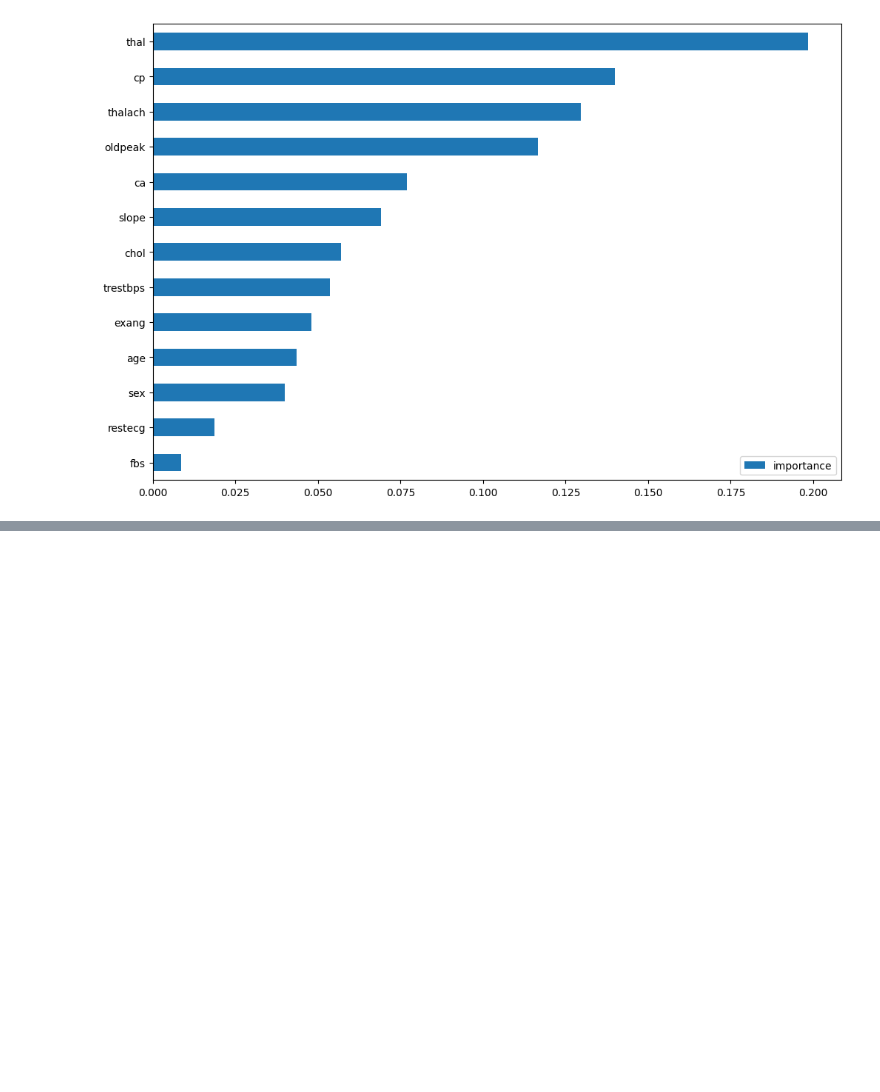
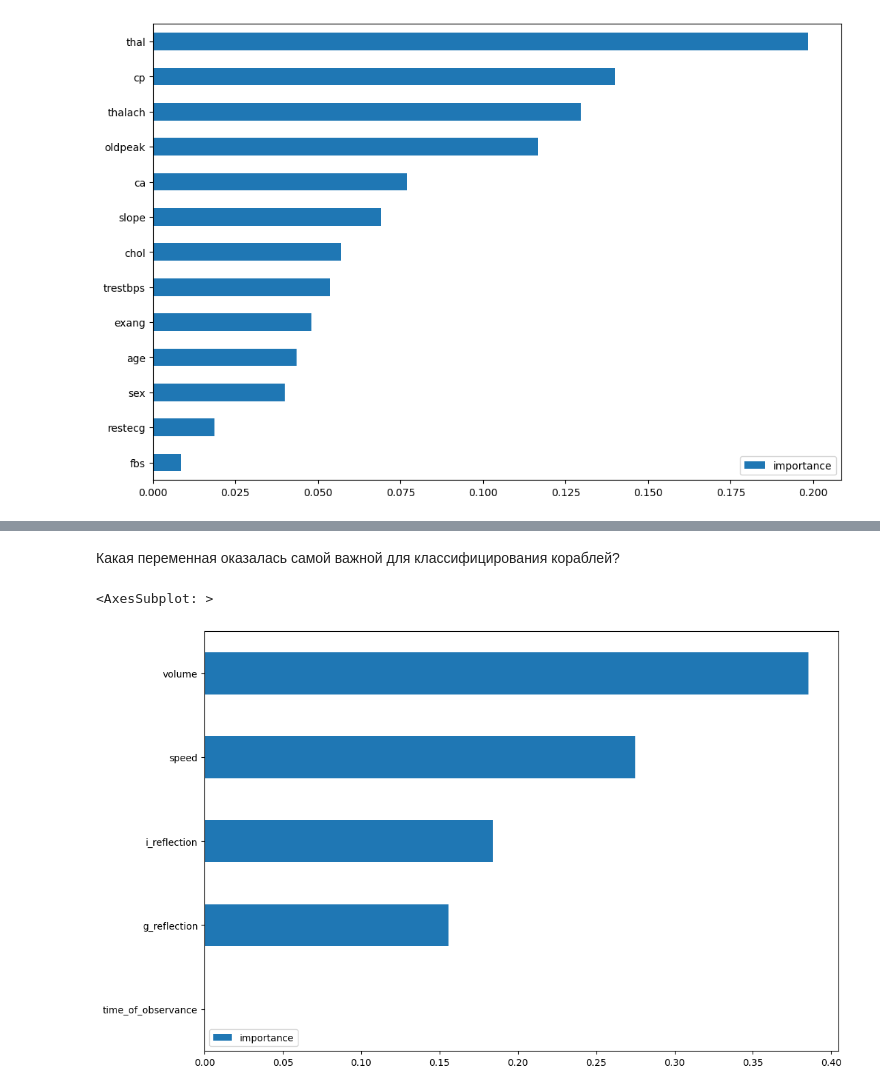
Before and after one commit to MakVit1988/Data_Science_and_ML_, a Jupyter notebook: 3_Random forest, neural nets, final.ipynb, the cells around one changed output, grey strips where cells are left out. Drawn from its saved outputs; the diff is of its cells as text; code cells hidden in the pictures; blank space fills up the shorter version.

```diff
--- a/3_Random forest, neural nets, final.ipynb
+++ b/3_Random forest, neural nets, final.ipynb
@@ -222,0 +484,2 @@ imp.sort_values('importance').plot(kind='barh', figsize=(12, 8))
+# %%
+best_clf_invasion = grid_search_cv_clf_invasion.best_estimator_
@@ -222,0 +531,12 @@ imp.sort_values('importance').plot(kind='barh', figsize=(12, 8))
+# %% [markdown]
+Какая переменная оказалась самой важной для классифицирования кораблей?
+# %%
+important = pd.DataFrame(
+    best_clf_invasion.feature_importances_,
+    index=X_train_invasion.columns,
+    columns=["importance"]
+)
+important.sort_values('importance').plot(kind='barh', figsize=(12, 8))
+# %% [output]
+<AxesSubplot: >
+[figure, added]
```
Also changed, not shown: parts of 50 cells of this notebook, 1 other file.
